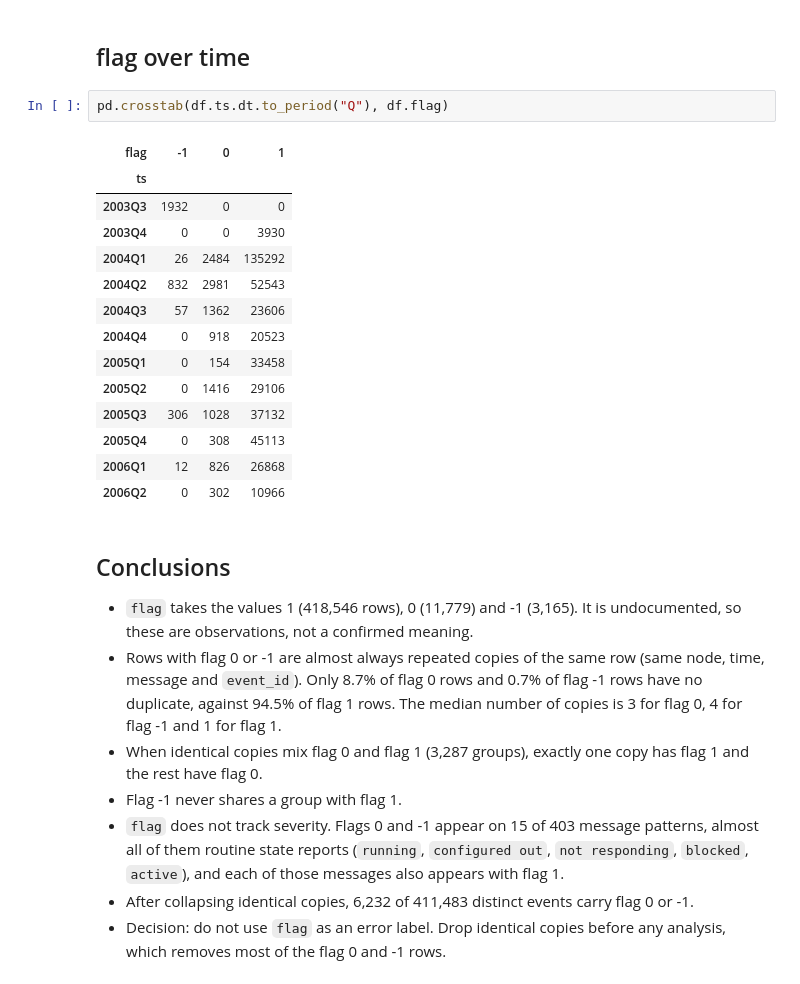
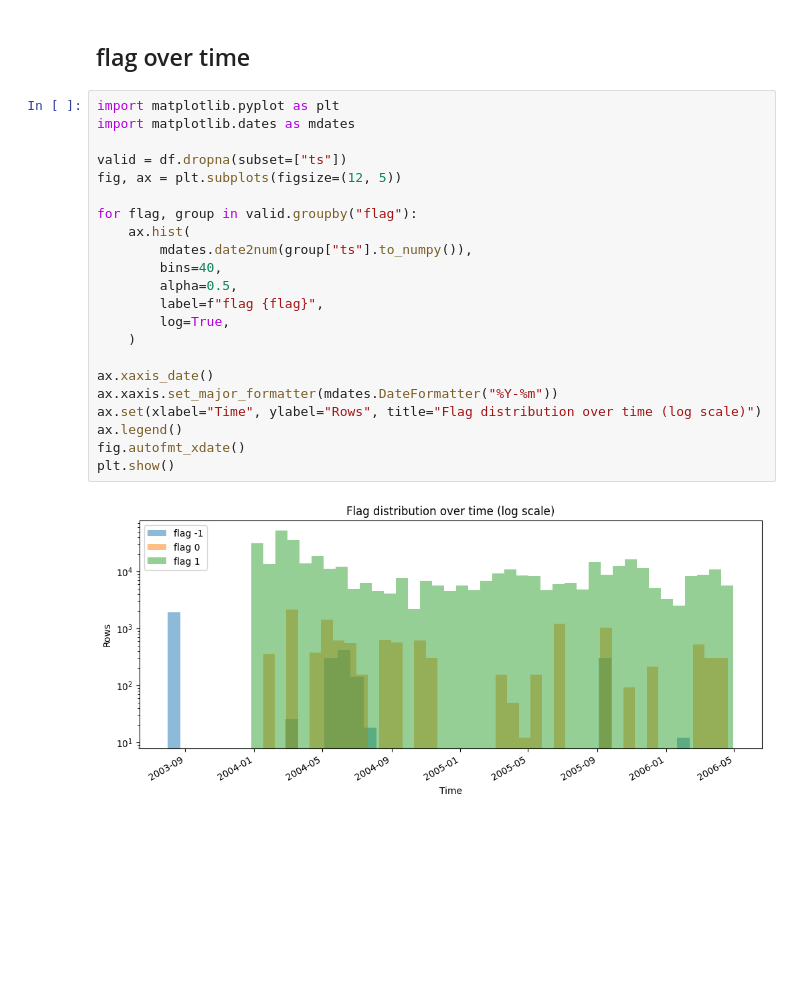
Before and after one commit to avivvv/mave-home-assignment, a Jupyter notebook: notebooks/03_flag_column_analysis.ipynb, the cells around one changed output. Drawn from its saved outputs; the diff is of its cells as text; blank space fills up the shorter version.

```diff
--- a/notebooks/flag_column_analysis.ipynb
+++ b/notebooks/03_flag_column_analysis.ipynb
@@ -219,28 +219,26 @@ window.sort_values("time")[["event_id", "node", "component", "state", "ts", "fla
 # %% [markdown]
 ## flag over time
 # %%
-pd.crosstab(df.ts.dt.to_period("Q"), df.flag)
+import matplotlib.pyplot as plt
+import matplotlib.dates as mdates
+
+valid = df.dropna(subset=["ts"])
+fig, ax = plt.subplots(figsize=(12, 5))
+
+for flag, group in valid.groupby("flag"):
+    ax.hist(
+        mdates.date2num(group["ts"].to_numpy()),
+        bins=40,
+        alpha=0.5,
+        label=f"flag {flag}",
+        log=True,
+    )
+
+ax.xaxis_date()
+ax.xaxis.set_major_formatter(mdates.DateFormatter("%Y-%m"))
+ax.set(xlabel="Time", ylabel="Rows", title="Flag distribution over time (log scale)")
+ax.legend()
+fig.autofmt_xdate()
+plt.show()
 # %% [output]
-| flag | -1 | 0 | 1 |
-| ts |  |  |  |
-| 2003Q3 | 1932 | 0 | 0 |
-| 2003Q4 | 0 | 0 | 3930 |
-| 2004Q1 | 26 | 2484 | 135292 |
-| 2004Q2 | 832 | 2981 | 52543 |
-| 2004Q3 | 57 | 1362 | 23606 |
-| 2004Q4 | 0 | 918 | 20523 |
-| 2005Q1 | 0 | 154 | 33458 |
-| 2005Q2 | 0 | 1416 | 29106 |
-| 2005Q3 | 306 | 1028 | 37132 |
-| 2005Q4 | 0 | 308 | 45113 |
-| 2006Q1 | 12 | 826 | 26868 |
-| 2006Q2 | 0 | 302 | 10966 |
+[figure, added]
-# %% [markdown]
-## Conclusions
-- `flag` takes the values 1 (418,546 rows), 0 (11,779) and -1 (3,165). It is undocumented, so these are observations, not a confirmed meaning.
-- Rows with flag 0 or -1 are almost always repeated copies of the same row (same node, time, message and `event_id`). Only 8.7% of flag 0 rows and 0.7% of flag -1 rows have no duplicate, against 94.5% of flag 1 rows. The median number of copies is 3 for flag 0, 4 for flag -1 and 1 for flag 1.
-- When identical copies mix flag 0 and flag 1 (3,287 groups), exactly one copy has flag 1 and the rest have flag 0.
-- Flag -1 never shares a group with flag 1.
-- `flag` does not track severity. Flags 0 and -1 appear on 15 of 403 message patterns, almost all of them routine state reports (`running`, `configured out`, `not responding`, `blocked`, `active`), and each of those messages also appears with flag 1.
-- After collapsing identical copies, 6,232 of 411,483 distinct events carry flag 0 or -1.
-- Decision: do not use `flag` as an error label. Drop identical copies before any analysis, which removes most of the flag 0 and -1 rows.
```
Also changed, not shown: 22 other files.
